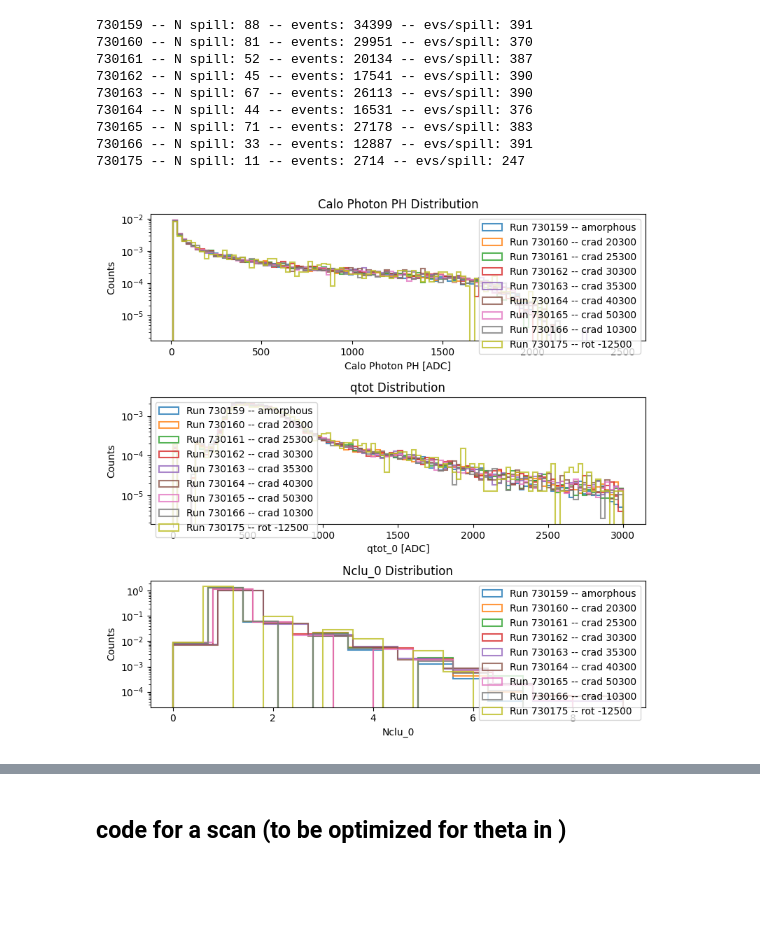
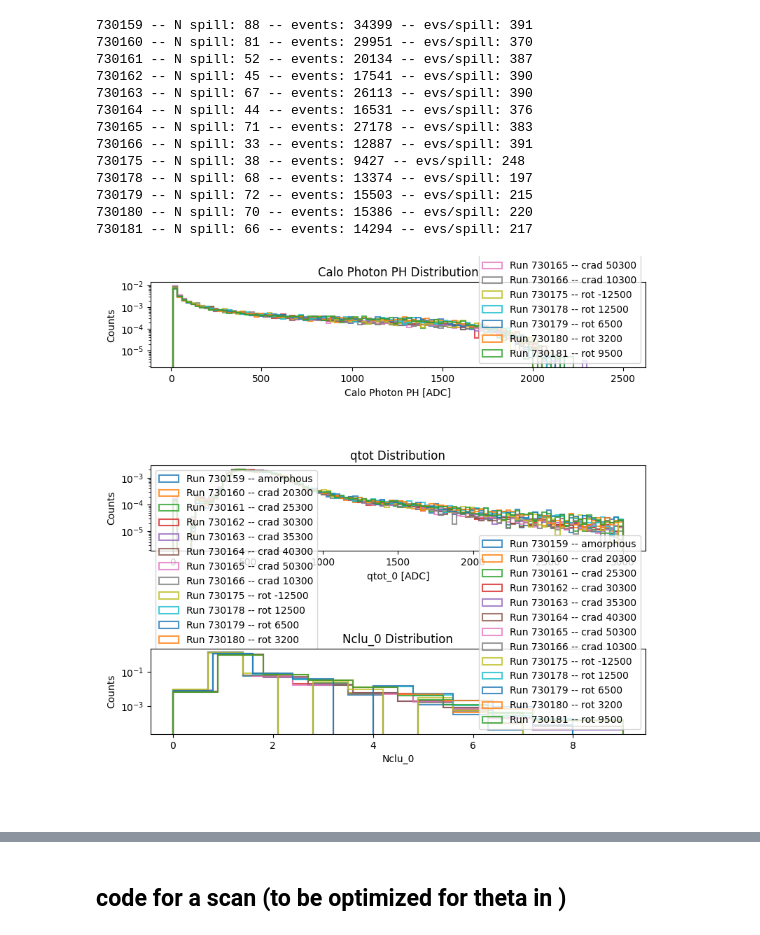
Before and after one commit to Ncanale/eplusBOOST_2025_T9, a Jupyter notebook: compare_epBOOST.ipynb, the cells around one changed output, grey strips where cells are left out. Saved outputs shown, nothing was run; the diff lists cells and outputs as text; code cells hidden in the pictures; blank space fills up the shorter version.

```diff
--- a/compare_epBOOST.ipynb
+++ b/compare_epBOOST.ipynb
@@ -64,8 +64,9 @@ def file_loader(run_number):
 
     xpos[:,2]= xpos[:,2] - offset_x2
     xpos[:,3]= xpos[:,3] - offset_y2
-    x1 = xpos[:,1]
-    y1 = xpos[:,0]
+
+    x1 = xpos[:,0]
+    y1 = xpos[:,1]
     x2 = xpos[:,2]
     y2 = xpos[:,3]
     x3 = xpos[:,4]
@@ -108,8 +109,8 @@ opts_2d = { "cmap" : mycmap, "bins" : bins2d} # "norm" : mpl.colors.LogNorm()}
 th_cherry1 = 20
 th_cherry2 = 20
 # %%
-run_list = [730159,730160,730161,730162,730163,730164,730165,730166,730175] #730157,
-labels = [ 'amorphous', 'crad 20300','crad 25300','crad 30300', 'crad 35300', 'crad 40300', 'crad 50300','crad 10300', 'rot -12500'] #'initial guess',
+run_list = [730159,730160,730161,730162,730163,730164,730165,730166,730175,730178,730179,730180,730181]
+labels = [ 'amorphous', 'crad 20300','crad 25300','crad 30300', 'crad 35300', 'crad 40300', 'crad 50300','crad 10300', 'rot -12500', 'rot 12500', 'rot 6500' , 'rot 3200', 'rot 9500'] #'initial guess',
 
 x_cry_cut = [4.6, 4.9]
 y_cry_cut = [4.7, 5.15]
@@ -149,32 +150,36 @@ for i in range(3):
     ax[i].set_ylabel('Counts')
     ax[i].set_title(titles[i])
     ax[i].legend()
     ax[i].set_yscale('log')
 
 x = np.arange(len(run_list))  # index for each run
 
 
 ax2.plot(x, mean_ph_calo, 'o-', label='Mean Calo PH')
 ax2.plot(x, mean_qtot0, 's-', label='Mean qtot[0]')
 ax2.plot(x, mean_nclu0, '^-', label='Mean nclu[0]')
 
 ax2.set_xticks(x)
 ax2.set_xticklabels(labels, rotation=45)
 ax2.set_ylabel('Mean Value')
 ax2.set_title('Mean Histogram Values per Run')
 ax2.legend()
 ax2.grid(True)
 
 plt.tight_layout()
 plt.show()
 # %% [output]
 730159 -- N spill: 88 -- events: 34399 -- evs/spill: 391
 730160 -- N spill: 81 -- events: 29951 -- evs/spill: 370
 730161 -- N spill: 52 -- events: 20134 -- evs/spill: 387
 730162 -- N spill: 45 -- events: 17541 -- evs/spill: 390
 730163 -- N spill: 67 -- events: 26113 -- evs/spill: 390
 730164 -- N spill: 44 -- events: 16531 -- evs/spill: 376
 730165 -- N spill: 71 -- events: 27178 -- evs/spill: 383
 730166 -- N spill: 33 -- events: 12887 -- evs/spill: 391
-730175 -- N spill: 11 -- events: 2714 -- evs/spill: 247
+730175 -- N spill: 38 -- events: 9427 -- evs/spill: 248
+730178 -- N spill: 68 -- events: 13374 -- evs/spill: 197
+730179 -- N spill: 72 -- events: 15503 -- evs/spill: 215
+730180 -- N spill: 70 -- events: 15386 -- evs/spill: 220
+730181 -- N spill: 66 -- events: 14294 -- evs/spill: 217
-[figure, old version]
+[figure, new version]
```
Also changed, not shown: parts of 6 cells of this notebook, 2 other files.
